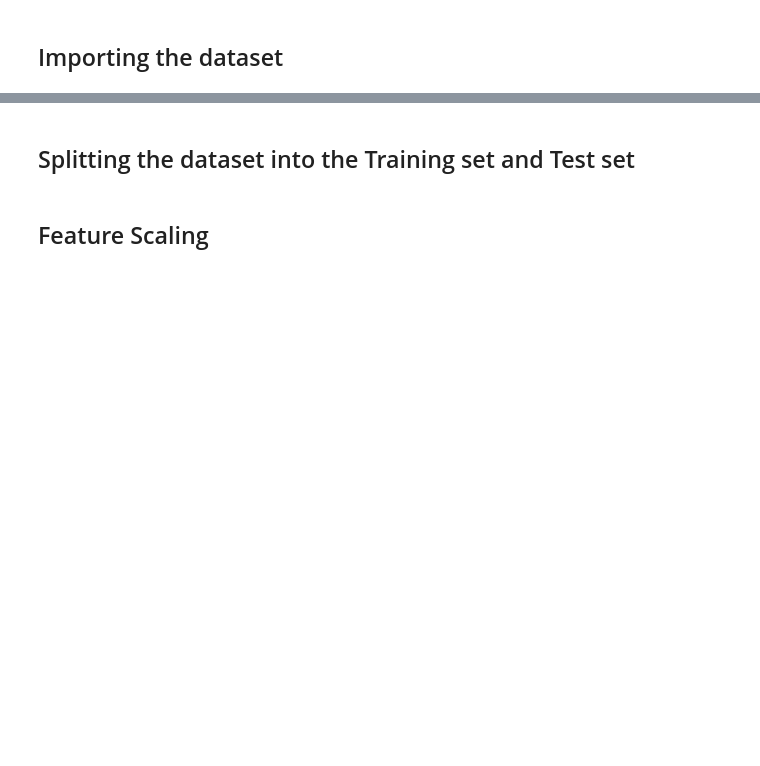
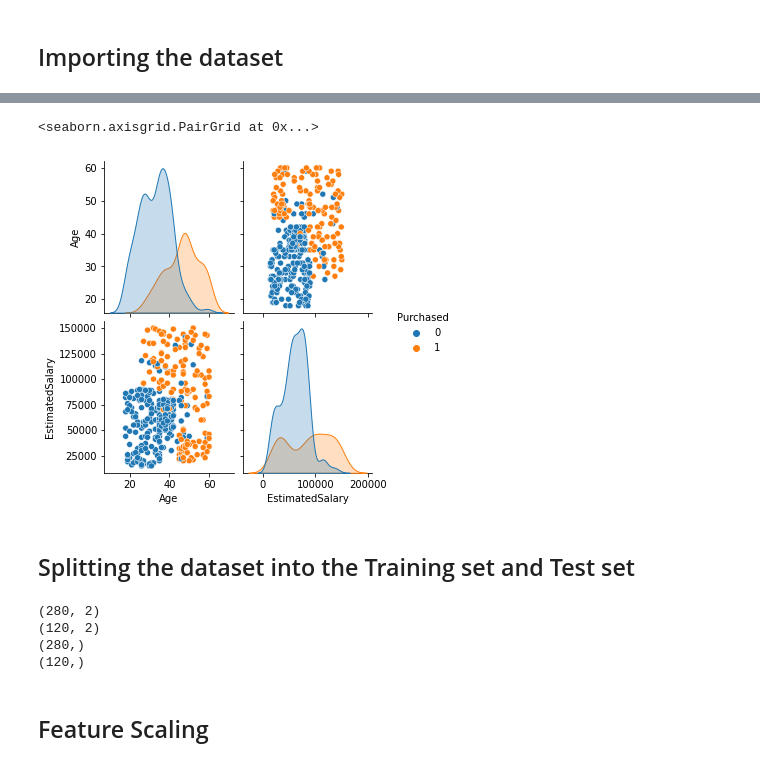
Before and after one commit to sohanjs111/Machine-Learning, a Jupyter notebook: Classification/Logistic Regression/logistic_regression.ipynb, the cells around one changed output, grey strips where cells are left out. Saved outputs shown, nothing was run; the diff lists cells and outputs as text; code cells hidden in the pictures; blank space fills up the shorter version.

```diff
--- a/Classification/Logistic Regression/logistic_regression.ipynb
+++ b/Classification/Logistic Regression/logistic_regression.ipynb
@@ -15,7 +49,23 @@ y = dataset.iloc[:, -1].values
+# %%
+import seaborn as sns
+sns.pairplot(data=df,hue= "Purchased")
+# %% [output]
+<seaborn.axisgrid.PairGrid at 0x...>
+[figure, added]
 # %% [markdown]
 ## Splitting the dataset into the Training set and Test set
 # %%
 from sklearn.model_selection import train_test_split
-X_train, X_test, y_train, y_test = train_test_split(X, y, test_size = 0.25, random_state = 0)
+X_train, X_test, y_train, y_test = train_test_split(X, y, test_size = 0.3, random_state = 1)
+
+print(X_train.shape)
+print(X_test.shape)
+print(y_train.shape)
+print(y_test.shape)
+# %% [output]
+(280, 2)
+(120, 2)
+(280,)
+(120,)
 # %% [markdown]
 ## Feature Scaling
```
Also changed, not shown: parts of 20 cells of this notebook, 1 other file.
